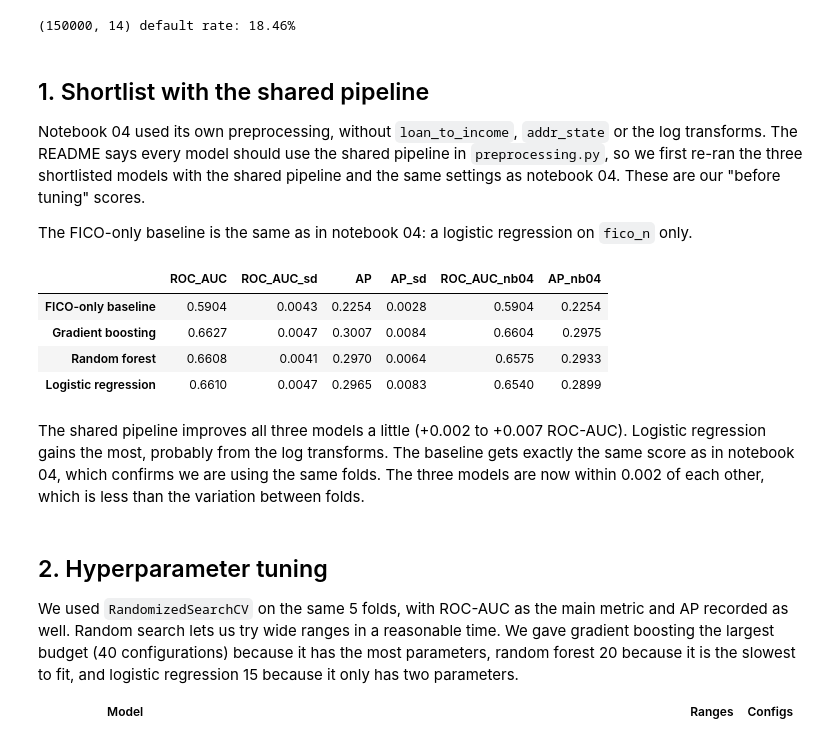
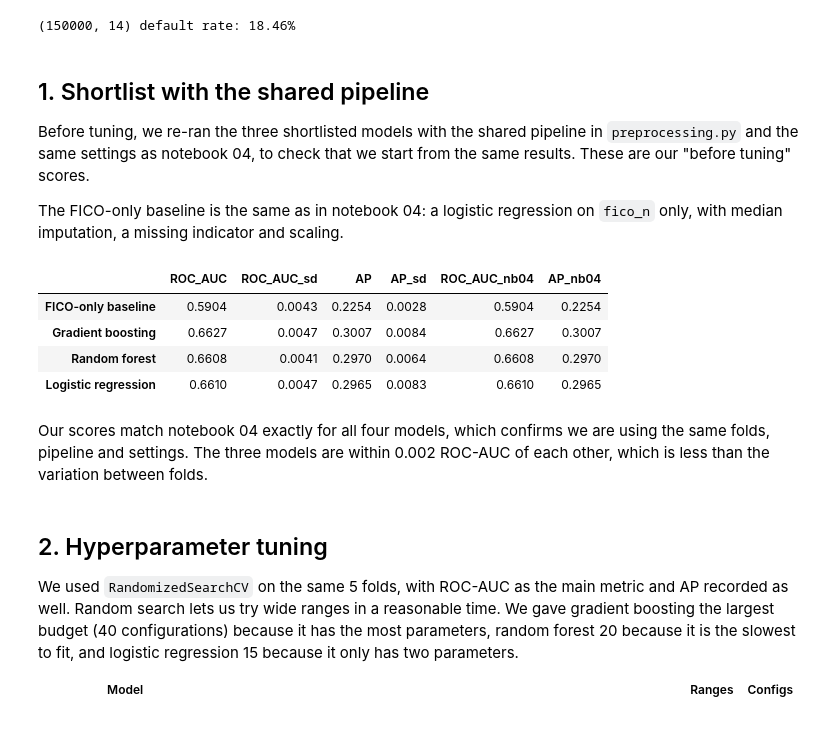
Before and after one commit to o-tunamonana/lending-club-default-prediction, a Jupyter notebook: notebooks/05_tuning_and_final_evaluation.ipynb, the cells around one changed output. Saved outputs shown, nothing was run; the diff lists cells and outputs as text; code cells hidden in the pictures.

Commit message:
Update notebook 05 to match the new notebook 04

```diff
--- a/notebooks/05_tuning_and_final_evaluation.ipynb
+++ b/notebooks/05_tuning_and_final_evaluation.ipynb
@@ -49,52 +49,52 @@ scoring = {"ROC_AUC": "roc_auc", "AP": "average_precision"}
 # %% [markdown]
 ## 1. Shortlist with the shared pipeline
 
-Notebook 04 used its own preprocessing, without `loan_to_income`, `addr_state` or the log transforms. The README says every model should use the shared pipeline in `preprocessing.py`, so we first re-ran the three shortlisted models with the shared pipeline and the same settings as notebook 04. These are our "before tuning" scores.
+Before tuning, we re-ran the three shortlisted models with the shared pipeline in `preprocessing.py` and the same settings as notebook 04, to check that we start from the same results. These are our "before tuning" scores.
 
-The FICO-only baseline is the same as in notebook 04: a logistic regression on `fico_n` only.
+The FICO-only baseline is the same as in notebook 04: a logistic regression on `fico_n` only, with median imputation, a missing indicator and scaling.
 # %%
 def make_model(model):
     return Pipeline([("preprocess", build_preprocessor()), ("model", model)])
 
-fico_only = ColumnTransformer([("fico", Pipeline([("imputer", SimpleImputer(strategy="median")),
+fico_only = ColumnTransformer([("fico", Pipeline([("imputer", SimpleImputer(strategy="median", add_indicator=True)),
                                                    ("scaler", StandardScaler())]), ["fico_n"])])
 baseline = Pipeline([("preprocess", fico_only),
                      ("model", LogisticRegression(max_iter=2000, random_state=RANDOM_STATE))])
 
 # same settings as notebook 04
 untuned = {
     "FICO-only baseline": baseline,
     "Gradient boosting": make_model(HistGradientBoostingClassifier(
         max_iter=200, learning_rate=0.05, max_leaf_nodes=15, min_samples_leaf=50,
         l2_regularization=1.0, random_state=RANDOM_STATE)),
     "Random forest": make_model(RandomForestClassifier(
         n_estimators=200, max_depth=14, min_samples_leaf=20, max_features="sqrt",
         n_jobs=2, random_state=RANDOM_STATE)),
     "Logistic regression": make_model(LogisticRegression(max_iter=2000, random_state=RANDOM_STATE)),
 }
 
 path = "results/step1_untuned_cv.joblib"
 if os.path.exists(path):
     untuned_cv = joblib.load(path)
 else:
     untuned_cv = {name: cross_validate(m, X_train, y_train, cv=cv, scoring=scoring, n_jobs=5)
                   for name, m in untuned.items()}
     joblib.dump(untuned_cv, path)
 
 step1 = pd.DataFrame({name: {"ROC_AUC": r["test_ROC_AUC"].mean(), "ROC_AUC_sd": r["test_ROC_AUC"].std(ddof=1),
                              "AP": r["test_AP"].mean(), "AP_sd": r["test_AP"].std(ddof=1)}
                       for name, r in untuned_cv.items()}).T
-step1["ROC_AUC_nb04"] = [0.5904, 0.6604, 0.6575, 0.6540]   # from notebook 04
-step1["AP_nb04"] = [0.2254, 0.2975, 0.2933, 0.2899]
+step1["ROC_AUC_nb04"] = [0.5904, 0.6627, 0.6608, 0.6610]   # from notebook 04
+step1["AP_nb04"] = [0.2254, 0.3007, 0.2970, 0.2965]
 step1.round(4)
 # %% [output]
 |  | ROC_AUC | ROC_AUC_sd | AP | AP_sd | ROC_AUC_nb04 | AP_nb04 |
 | FICO-only baseline | 0.5904 | 0.0043 | 0.2254 | 0.0028 | 0.5904 | 0.2254 |
-| Gradient boosting | 0.6627 | 0.0047 | 0.3007 | 0.0084 | 0.6604 | 0.2975 |
-| Random forest | 0.6608 | 0.0041 | 0.2970 | 0.0064 | 0.6575 | 0.2933 |
-| Logistic regression | 0.6610 | 0.0047 | 0.2965 | 0.0083 | 0.6540 | 0.2899 |
+| Gradient boosting | 0.6627 | 0.0047 | 0.3007 | 0.0084 | 0.6627 | 0.3007 |
+| Random forest | 0.6608 | 0.0041 | 0.2970 | 0.0064 | 0.6608 | 0.2970 |
+| Logistic regression | 0.6610 | 0.0047 | 0.2965 | 0.0083 | 0.6610 | 0.2965 |
 # %% [markdown]
-The shared pipeline improves all three models a little (+0.002 to +0.007 ROC-AUC). Logistic regression gains the most, probably from the log transforms. The baseline gets exactly the same score as in notebook 04, which confirms we are using the same folds. The three models are now within 0.002 of each other, which is less than the variation between folds.
+Our scores match notebook 04 exactly for all four models, which confirms we are using the same folds, pipeline and settings. The three models are within 0.002 ROC-AUC of each other, which is less than the variation between folds.
 # %% [markdown]
 ## 2. Hyperparameter tuning
 
```
Also changed, not shown: parts of 1 cell of this notebook, 1 other file.
